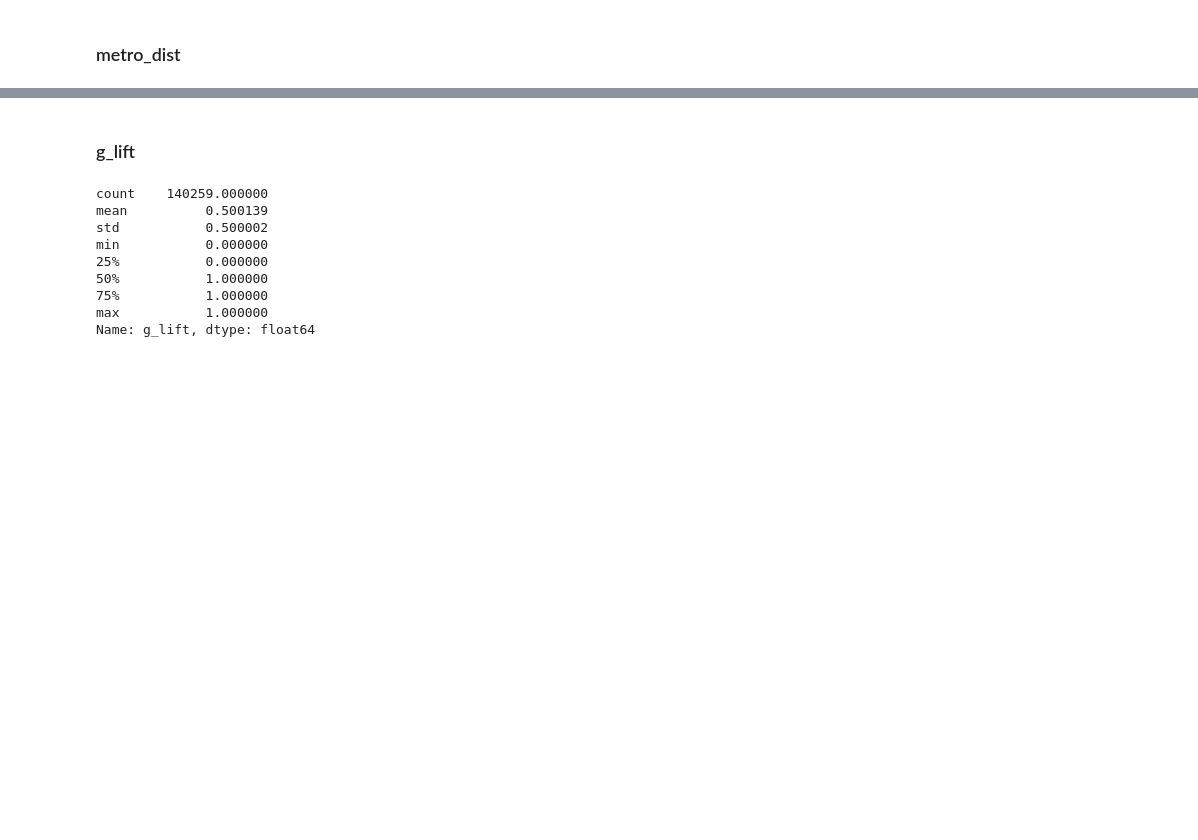
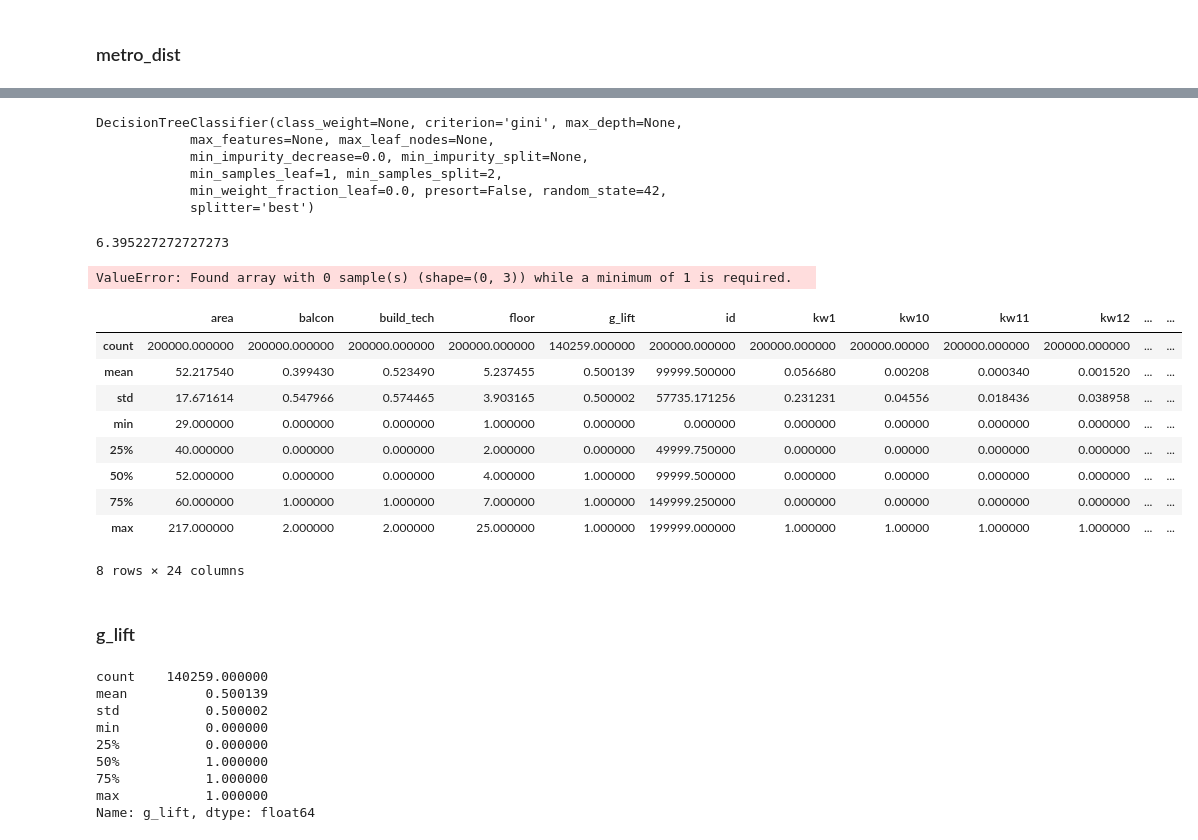
Before and after one commit to tsgnkv/introml2018-2, a Jupyter notebook: property_prices.ipynb, the cells around one changed output, grey strips where cells are left out. Saved outputs shown, nothing was run; the diff lists cells and outputs as text; code cells hidden in the pictures; blank space fills up the shorter version.

```diff
--- a/property_prices.ipynb
+++ b/property_prices.ipynb
@@ -155,0 +212,13 @@ Name: metro_dist, dtype: int64
+# %%
+X_train, X_test, y_train, y_test = train_test_split(metro_dist_X, metro_dist_y, test_size=0.33, random_state=42)
+# %%
+clf = DecisionTreeClassifier(random_state=42)
+# %%
+clf.fit(X_train, y_train)
+# %% [output]
+DecisionTreeClassifier(class_weight=None, criterion='gini', max_depth=None,
+            max_features=None, max_leaf_nodes=None,
+            min_impurity_decrease=0.0, min_impurity_split=None,
+            min_samples_leaf=1, min_samples_split=2,
+            min_weight_fraction_leaf=0.0, presort=False, random_state=42,
+            splitter='best')
@@ -156,3 +227,24 @@ Name: metro_dist, dtype: int64
+# %%
+mean_absolute_error(y_test, clf.predict(X_test))
+# %% [output]
+6.395227272727273
+# %%
+all_data.iloc[all_data[all_data.metro_dist.isnull()]['metro_dist'].index.tolist(),[20]] = clf.predict(all_data[all_data.metro_dist.isnull()][metro_dist_features])
+# %% [output]
+ValueError: Found array with 0 sample(s) (shape=(0, 3)) while a minimum of 1 is required.
+# %%
+all_data.describe()
+# %% [output]
+|  | area | balcon | build_tech | floor | g_lift | id | kw1 | kw10 | kw11 | kw12 | ... | ... |
+| count | 200000.000000 | 200000.000000 | 200000.000000 | 200000.000000 | 140259.000000 | 200000.000000 | 200000.000000 | 200000.00000 | 200000.000000 | 200000.000000 | ... | ... |
+| mean | 52.217540 | 0.399430 | 0.523490 | 5.237455 | 0.500139 | 99999.500000 | 0.056680 | 0.00208 | 0.000340 | 0.001520 | ... | ... |
+| std | 17.671614 | 0.547966 | 0.574465 | 3.903165 | 0.500002 | 57735.171256 | 0.231231 | 0.04556 | 0.018436 | 0.038958 | ... | ... |
+| min | 29.000000 | 0.000000 | 0.000000 | 1.000000 | 0.000000 | 0.000000 | 0.000000 | 0.00000 | 0.000000 | 0.000000 | ... | ... |
+| 25% | 40.000000 | 0.000000 | 0.000000 | 2.000000 | 0.000000 | 49999.750000 | 0.000000 | 0.00000 | 0.000000 | 0.000000 | ... | ... |
+| 50% | 52.000000 | 0.000000 | 0.000000 | 4.000000 | 1.000000 | 99999.500000 | 0.000000 | 0.00000 | 0.000000 | 0.000000 | ... | ... |
+| 75% | 60.000000 | 1.000000 | 1.000000 | 7.000000 | 1.000000 | 149999.250000 | 0.000000 | 0.00000 | 0.000000 | 0.000000 | ... | ... |
+| max | 217.000000 | 2.000000 | 2.000000 | 25.000000 | 1.000000 | 199999.000000 | 1.000000 | 1.00000 | 1.000000 | 1.000000 | ... | ... |
+8 rows × 24 columns
 # %% [markdown]
 ### g_lift
 # %%
```
Also changed, not shown: parts of 34 cells of this notebook.
